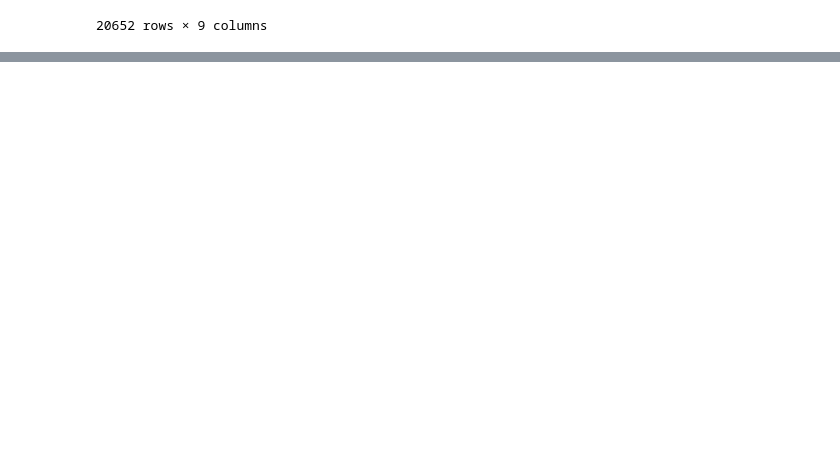
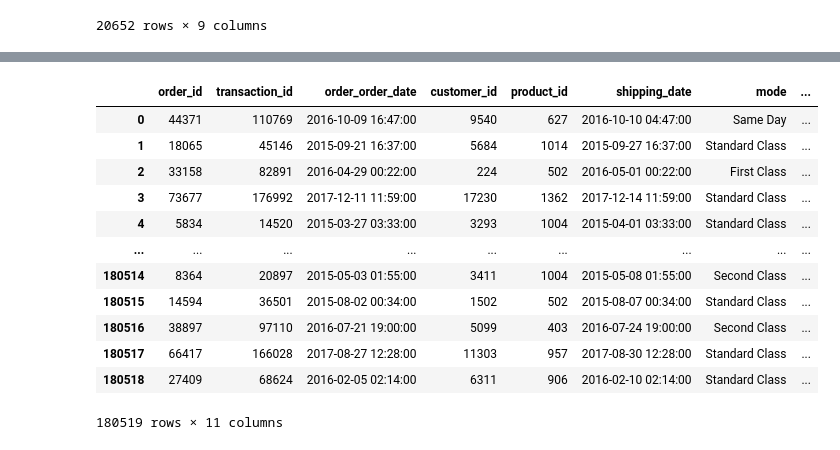
Before and after one commit to occampos/Supply-Chain-Analysis, a Jupyter notebook: supply_chain_analysis.ipynb, the cells around one changed output, grey strips where cells are left out. Cells and saved outputs as stored; diff of their text form; code cells hidden in the pictures; blank space fills up the shorter version.

```diff
--- a/supply_chain_analysis.ipynb
+++ b/supply_chain_analysis.ipynb
@@ -9,0 +18,2 @@ connection = pyodbc.connect(connection_string)
+# %%
+pd.set_option('display.max_rows', 20)
@@ -57,0 +592,16 @@ products
+# %%
+shipping
+# %% [output]
+|  | order_id | transaction_id | order_order_date | customer_id | product_id | shipping_date | mode | ... |
+| 0 | 44371 | 110769 | 2016-10-09 16:47:00 | 9540 | 627 | 2016-10-10 04:47:00 | Same Day | ... |
+| 1 | 18065 | 45146 | 2015-09-21 16:37:00 | 5684 | 1014 | 2015-09-27 16:37:00 | Standard Class | ... |
+| 2 | 33158 | 82891 | 2016-04-29 00:22:00 | 224 | 502 | 2016-05-01 00:22:00 | First Class | ... |
+| 3 | 73677 | 176992 | 2017-12-11 11:59:00 | 17230 | 1362 | 2017-12-14 11:59:00 | Standard Class | ... |
+| 4 | 5834 | 14520 | 2015-03-27 03:33:00 | 3293 | 1004 | 2015-04-01 03:33:00 | Standard Class | ... |
+| ... | ... | ... | ... | ... | ... | ... | ... | ... |
+| 180514 | 8364 | 20897 | 2015-05-03 01:55:00 | 3411 | 1004 | 2015-05-08 01:55:00 | Second Class | ... |
+| 180515 | 14594 | 36501 | 2015-08-02 00:34:00 | 1502 | 502 | 2015-08-07 00:34:00 | Standard Class | ... |
+| 180516 | 38897 | 97110 | 2016-07-21 19:00:00 | 5099 | 403 | 2016-07-24 19:00:00 | Second Class | ... |
+| 180517 | 66417 | 166028 | 2017-08-27 12:28:00 | 11303 | 957 | 2017-08-30 12:28:00 | Standard Class | ... |
+| 180518 | 27409 | 68624 | 2016-02-05 02:14:00 | 6311 | 906 | 2016-02-10 02:14:00 | Standard Class | ... |
+180519 rows × 11 columns
```
Also changed, not shown: parts of 71 cells of this notebook.
